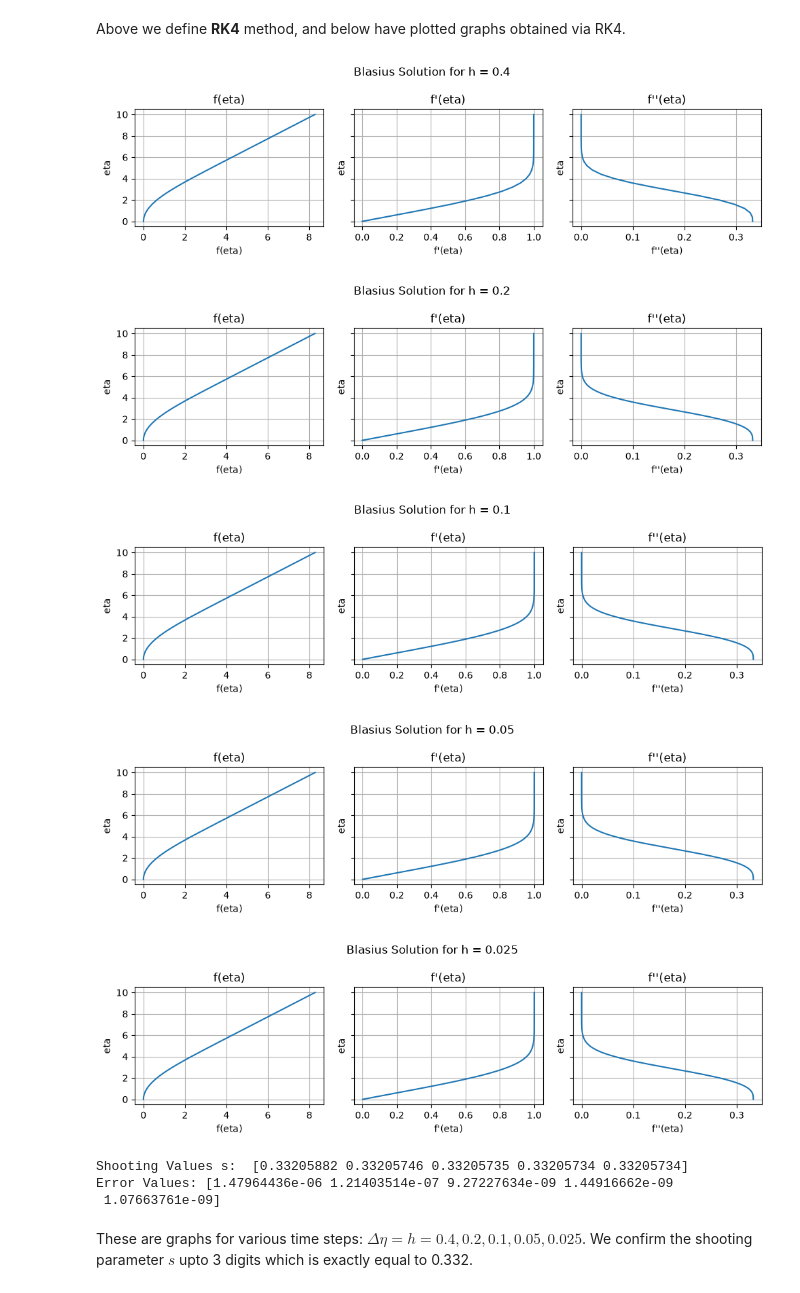
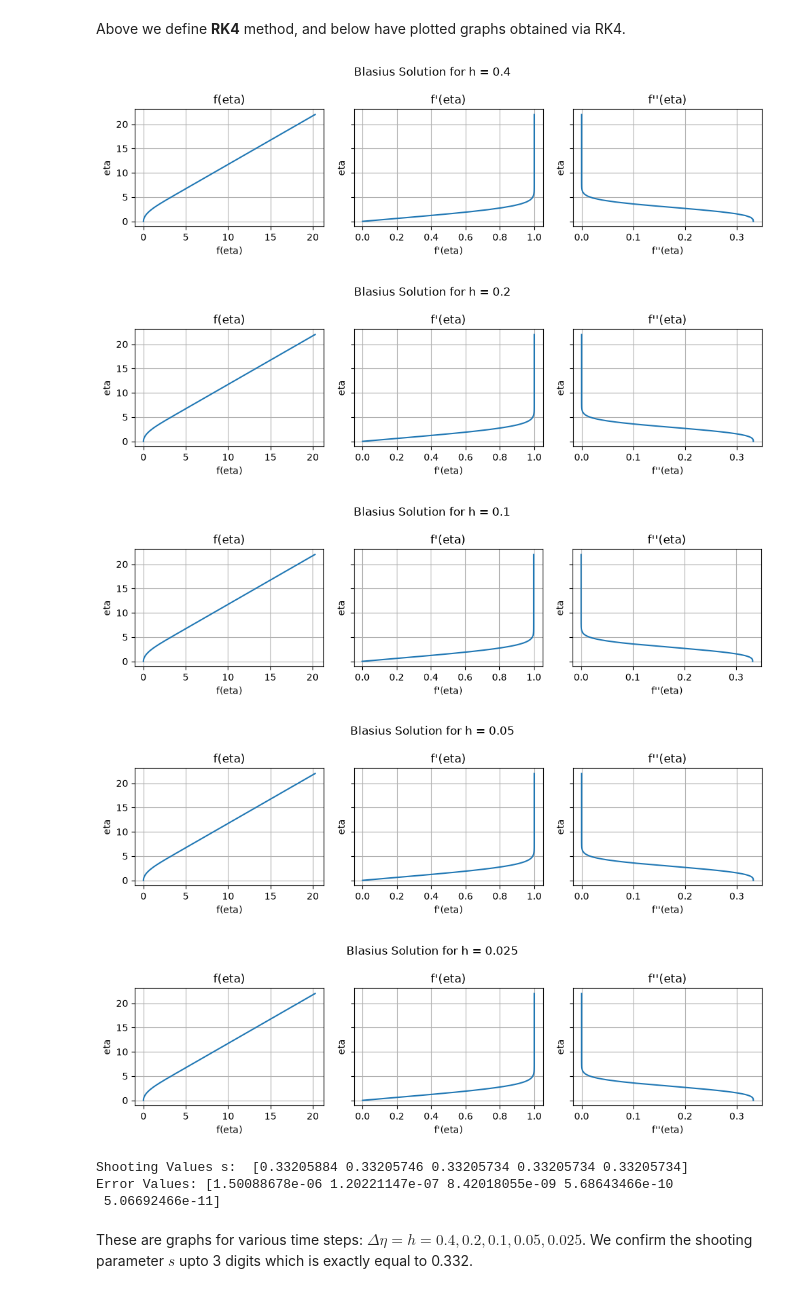
Before and after one commit to ashishbhole/AE801_2026, a Jupyter notebook: numode_bvp/Naman_BVP_ODE.ipynb, the cells around one changed output. Drawn from its saved outputs; the diff is of its cells as text; code cells hidden in the pictures.

```diff
--- a/numode_bvp/Naman_BVP_ODE.ipynb
+++ b/numode_bvp/Naman_BVP_ODE.ipynb
@@ -67,7 +67,7 @@ $$
 import numpy as np
 import matplotlib.pyplot as plt
 
-eta_inf = 10
+eta_inf = 22
 h = 0.1
 
 # RK3
@@ -247,9 +247,10 @@ $$
 # RK4
 def RK4(s, h, eta_inf):
 
-    N = int(eta_inf / h)
-    Y = np.zeros((N + 1, 3))
-    eta = np.linspace(0, eta_inf, N + 1)
+    N = int(round(eta_inf / h))
+    h = np.float64(eta_inf / N)
+    Y = np.zeros((N + 1, 3), dtype = np.float64)
+    eta = np.linspace(0, eta_inf, N + 1, dtype = np.float64)
 
     Y[0, 0] = 0
     Y[0, 1] = 0
@@ -274,6 +275,9 @@ def error1(s, h):
     return error
 
 def bisection1(sl, su, eps, h):
+    sl = np.float64(sl)
+    su = np.float64(su)
+
     while (su - sl)/2 > eps:
         s = (su + sl)/2
         if error1(s, h) == 0:
@@ -288,9 +292,9 @@ def bisection1(sl, su, eps, h):
 Above we define **RK4** method, and below have plotted graphs obtained via RK4.
 # %%
 h_values = [0.4, 0.2, 0.1, 0.05, 0.025]
-sl = 0.2
+sl = 0.3
 su = 0.4
-eps = 1e-10
+eps = 1e-15
 s_value1 = np.zeros(len(h_values))
 error_values1 = np.zeros(len(h_values))
 
@@ -298,46 +302,46 @@ for i, hi in enumerate(h_values):
     s_value1[i] = bisection1(sl, su, eps, hi)
     eta1, Y1, err = RK4(s_value1[i], hi, eta_inf)
 
-    s_exact = 0.3320573362
+    s_exact = np.float64(0.3320573362)
     error_values1[i] = np.abs(s_value1[i] - s_exact)
 
     # Plot f, f' and f''
     fig, ax = plt.subplots(1, 3, figsize=(10, 3), sharey=True)
 
     ax[0].plot(Y1[:, 0], eta1)
     ax[0].set_xlabel("f(eta)")
     ax[0].set_ylabel("eta")
     ax[0].set_title("f(eta)")
 
     ax[1].plot(Y1[:, 1], eta1)
     ax[1].set_xlabel("f'(eta)")
     ax[1].set_ylabel("eta")
     ax[1].set_title("f'(eta)")
 
     ax[2].plot(Y1[:, 2], eta1)
     ax[2].set_xlabel("f''(eta)")
     ax[2].set_ylabel("eta")
     ax[2].set_title("f''(eta)")
 
     fig.suptitle(f"Blasius Solution for h = {hi}")
 
     for a in ax:
         a.grid(True)
 
     plt.tight_layout()
     plt.show()
 
 print('Shooting Values s: ', s_value1)
 print('Error Values:', error_values1)
 # %% [output]
-[figure, old version]
+[figure, new version]
-[figure, old version]
+[figure, new version]
-[figure, old version]
+[figure, new version]
-[figure, old version]
+[figure, new version]
-[figure, old version]
+[figure, new version]
-Shooting Values s:  [0.33205882 0.33205746 0.33205735 0.33205734 0.33205734]
-Error Values: [1.47964436e-06 1.21403514e-07 9.27227634e-09 1.44916662e-09
- 1.07663761e-09]
+Shooting Values s:  [0.33205884 0.33205746 0.33205734 0.33205734 0.33205734]
+Error Values: [1.50088678e-06 1.20221147e-07 8.42018055e-09 5.68643466e-10
+ 5.06692466e-11]
 # %% [markdown]
 These are graphs for various time steps: $\Delta\eta = h = 0.4, 0.2, 0.1, 0.05, 0.025$. We confirm the shooting parameter $s$ upto 3 digits which is exactly equal to 0.332.
 # %%
```
Also changed, not shown: parts of 6 cells of this notebook.
